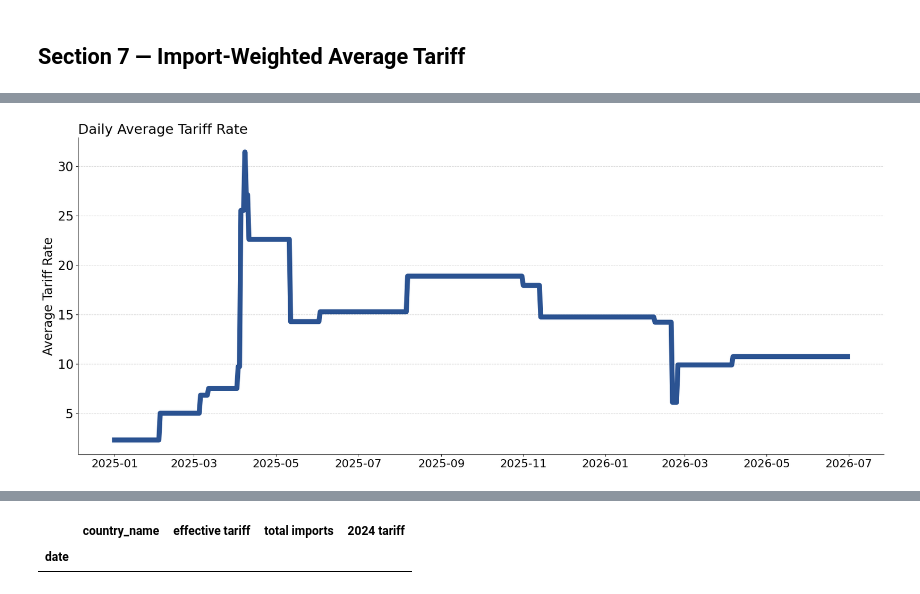
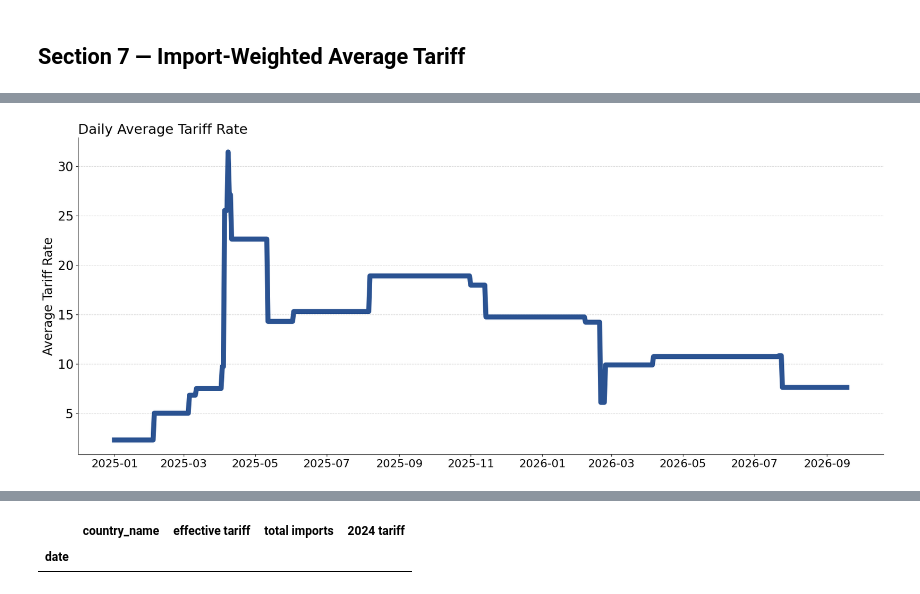
Before and after one commit to tradewartracker/trade-war-redux-2025, a Jupyter notebook: make-tariff-by-country-by-time.ipynb, the cells around one changed output, grey strips where cells are left out. Drawn from its saved outputs; the diff is of its cells as text; code cells hidden in the pictures.

Commit message:
updates with new brazil actions

```diff
--- a/make-tariff-by-country-by-time.ipynb
+++ b/make-tariff-by-country-by-time.ipynb
@@ -136,6 +136,27 @@ metals_iii_list = pd.read_csv(
 # Annex III: temporary ~15% rate through Dec 31, 2027
 metals_iii_8  = metals_iii_list[metals_iii_list['HTSUS'].str.len() == 8]['HTSUS'].tolist()
 metals_iii_10 = metals_iii_list[metals_iii_list['HTSUS'].str.len() == 10]['HTSUS'].tolist()
+
+
+# ── Section 301 country actions — product exemption lists ────────────────
+# One CSV per 301 regime, with a `category` column recording which U.S. note
+# subdivision each code came from. Categories are pooled for masking; the
+# breakdown is kept for reporting and review.
+br301_list = pd.read_csv(
+    './tariff-lists/brazil-301-exemptions.csv', dtype={'HTSUS': str})
+# USTR Notice of Action, Section 301 — Brazil (Jul 15, 2026), Annex I U.S. note 50
+#   flat     (a)(ii)  —  864 codes: beef, coffee, cocoa, petroleum, chemicals,
+#                        wood/pulp, natural rubber, non-ferrous metals
+#   named    (a)(iii) —   11 codes: etrogs, acai, coconut water, religious-use goods
+#   aircraft (a)(iv)  —  546 codes: civil aircraft, engines, parts, simulators
+#   pharma   (a)(v)   —  705 codes: articles for pharmaceutical applications
+
+SECTION_301_EXEMPT_LISTS = {
+    "Brazil": {
+        "hs8":  br301_list[br301_list['HTSUS'].str.len() == 8]['HTSUS'].tolist(),
+        "hs10": br301_list[br301_list['HTSUS'].str.len() == 10]['HTSUS'].tolist(),
+    },
+}
 # %% [markdown]
 ## Section 2b — Import Data Functions
 
@@ -953,6 +1102,9 @@ def tariff_imports(df, cnty_code, tariff_rate, date):
                 df["tariff"] = rate resets.
       Phase 2 — Sector overrides (Section 232) and product exemptions.
                 These only touch specific HS codes and are never wiped.
+      Phase 3 — Section 301 country actions. These add to the rate already in
+                place rather than replacing it, and carve out Section 232
+                goods, so they must run after phase 2.
 
     Actions with an "end_date" field are skipped once `date` exceeds it.
     This prevents revoked IEEPA exemptions from leaking into the
@@ -974,7 +1126,7 @@ def tariff_imports(df, cnty_code, tariff_rate, date):
     """
     df["tariff"] = 0.0
 
-    for phase in [1, 2]:
+    for phase in [1, 2, 3]:
         for action in TARIFF_ACTIONS:
             eff = date >= pd.to_datetime(action["effective_date"])
             end = "end_date" not in action or date <= pd.to_datetime(action["end_date"])
@@ -1035,6 +1187,9 @@ date_strings = [
     "2026-02-20",   # IEEPA tariffs revoked by EO
     "2026-02-24",   # Section 122 surcharge takes effect (10% universal)
     "2026-04-06",   # Section 232 metals tiered restructuring
+    "2026-07-22",   # Brazil Section 301 25% (Section 122 still live — brief stack)
+    "2026-07-25",   # Section 122 surcharge lapses after 150 days
+    "2026-07-31",   # Brazil 301: patented pharma added to 232 carve-out
 ]
 
 rows = []
@@ -1127,33 +1282,43 @@ weighted_avg_tariff
 # %%
-# Forward-fill to daily series
+# Forward-fill to daily series.
+# The series always runs BUFFER_DAYS past the run date rather than to a hardcoded
+# end date, so the chart keeps a fixed buffer ahead of today without needing to be
+# edited. Note the tail beyond the last policy date is forward-filled — it asserts
+# "no further policy change", not observed data.
+# The end is floored at the last policy date so a far-future action (e.g. the
+# Jan 1, 2028 Annex III expiry) is never truncated out of the series.
+BUFFER_DAYS = 60
+
 weighted_avg_tariff = weighted_avg_tariff.set_index('date')
-full_range = pd.date_range(weighted_avg_tariff.index.min(), '2026-06-30', freq='D')
+range_end = max(pd.Timestamp.today().normalize() + pd.Timedelta(days=BUFFER_DAYS),
+                weighted_avg_tariff.index.max())
+full_range = pd.date_range(weighted_avg_tariff.index.min(), range_end, freq='D')
 weighted_avg_tariff_filled = (
     weighted_avg_tariff.reindex(full_range).ffill().reset_index()
     .rename(columns={'index': 'date'})
 )
 
 fig, ax = plt.subplots(figsize=(19, 8))
 mike_blue = tuple(np.array([20, 64, 134]) / 255)
 
 ax.plot(
     weighted_avg_tariff_filled['date'],
     weighted_avg_tariff_filled['import_weighted_avg_tariff'],
     alpha=0.90, color=mike_blue, linewidth=8, linestyle="-",
 )
 
 ax.set_ylabel('Average Tariff Rate', fontsize=20)
 ax.set_title("Daily Average Tariff Rate", fontsize=22, loc="left")
 ax.yaxis.grid(alpha=0.5, linestyle="--")
 ax.tick_params(axis='x', labelsize=18)
 ax.tick_params(axis='y', labelsize=20)
 ax.spines["right"].set_visible(False)
 ax.spines["top"].set_visible(False)
 
 plt.tight_layout()
 plt.show()
 # %% [output]
-[figure, old version]
+[figure, new version]
 # %%
 tariffs_by_date.to_csv("country-by-time.csv")
 weighted_avg_tariff_filled.to_csv("daily-tariff-latest-data.csv")
```
Also changed, not shown: parts of 8 cells of this notebook, 6 other files.
